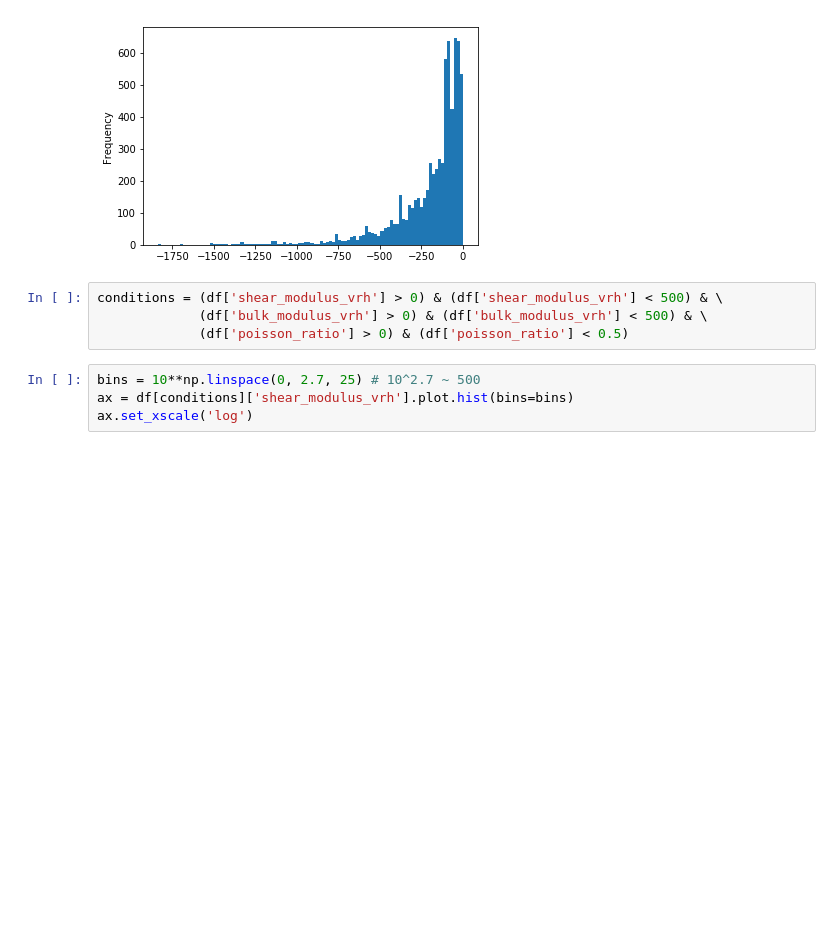
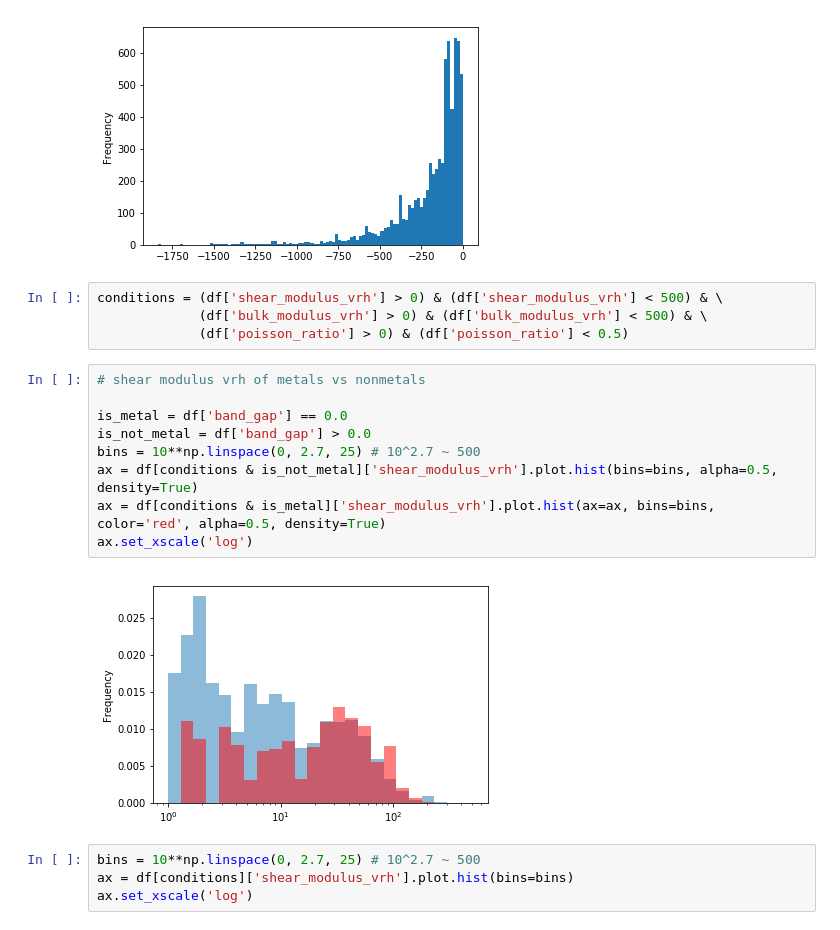
Before and after one commit to costrouc/mse-machinelearning-notebooks, a Jupyter notebook: notebooks/2-explore-sanitize-data.ipynb, the cells around one changed output. Cells and saved outputs as stored; diff of their text form; blank space fills up the shorter version.

```diff
--- a/notebooks/2-explore-sanitize-data.ipynb
+++ b/notebooks/2-explore-sanitize-data.ipynb
@@ -177,6 +177,17 @@ df['energy'].plot.hist(bins=100)
 conditions = (df['shear_modulus_vrh'] > 0) & (df['shear_modulus_vrh'] < 500) & \
              (df['bulk_modulus_vrh'] > 0) & (df['bulk_modulus_vrh'] < 500) & \
              (df['poisson_ratio'] > 0) & (df['poisson_ratio'] < 0.5)
+# %%
+# shear modulus vrh of metals vs nonmetals
+
+is_metal = df['band_gap'] == 0.0
+is_not_metal = df['band_gap'] > 0.0
+bins = 10**np.linspace(0, 2.7, 25) # 10^2.7 ~ 500
+ax = df[conditions & is_not_metal]['shear_modulus_vrh'].plot.hist(bins=bins, alpha=0.5, density=True)
+ax = df[conditions & is_metal]['shear_modulus_vrh'].plot.hist(ax=ax, bins=bins, color='red', alpha=0.5, density=True)
+ax.set_xscale('log')
+# %% [output]
+[figure, added]
 # %%
 bins = 10**np.linspace(0, 2.7, 25) # 10^2.7 ~ 500
 ax = df[conditions]['shear_modulus_vrh'].plot.hist(bins=bins)
```
Also changed, not shown: 2 other files.
